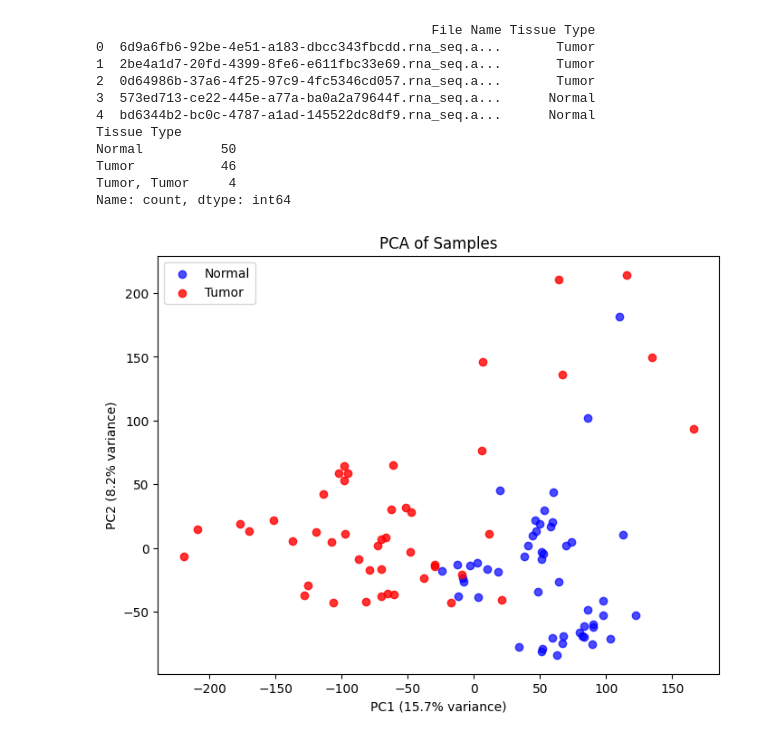
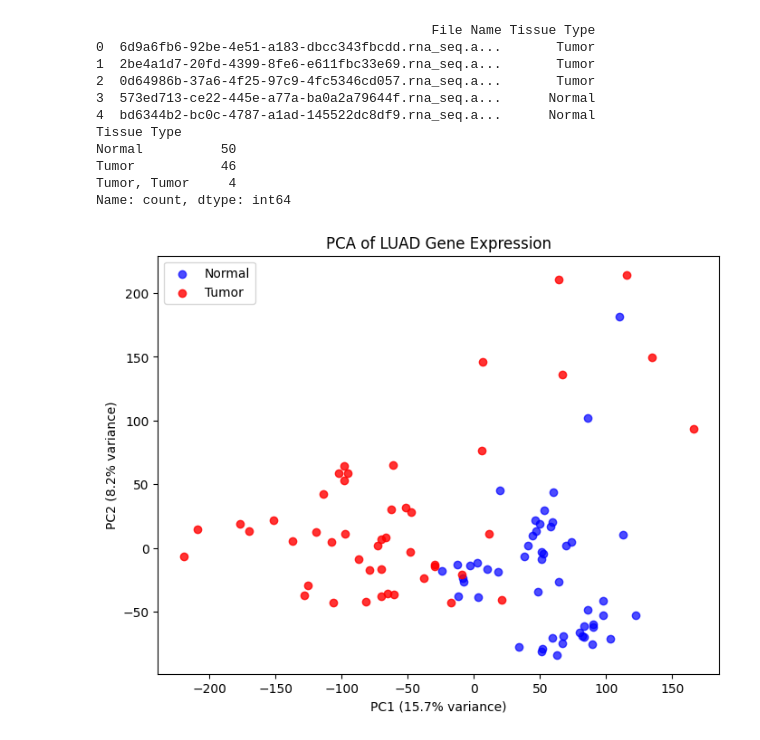
Before and after one commit to rakshitatripathy/tcga-luad-target-prioritization, a Jupyter notebook: analysis.ipynb, the cells around one changed output. Drawn from its saved outputs; the diff is of its cells as text; code cells hidden in the pictures.

Commit message:
Add LUAD PCA analysis project with README and visualization

```diff
--- a/analysis.ipynb
+++ b/analysis.ipynb
@@ -182,17 +182,20 @@ Name: count, dtype: int64
 # %%
 tumor = pca_merged[pca_merged["Tissue Type"] == "Tumor"]
 normal = pca_merged[pca_merged["Tissue Type"] == "Normal"]
 
 plt.figure(figsize=(8, 6))
 plt.scatter(normal["PC1"], normal["PC2"], color="blue", alpha=0.7, label="Normal")
 plt.scatter(tumor["PC1"], tumor["PC2"], color="red", alpha=0.8, label="Tumor")
 
 plt.xlabel(f"PC1 ({pca.explained_variance_ratio_[0]*100:.1f}% variance)")
 plt.ylabel(f"PC2 ({pca.explained_variance_ratio_[1]*100:.1f}% variance)")
-plt.title("PCA of Samples")
+plt.title("PCA of LUAD Gene Expression")
 plt.legend()
+
+plt.savefig("pca_plot.png", dpi=300, bbox_inches="tight")
+
 plt.show()
 # %% [output]
-[figure, old version]
+[figure, new version]
 # %%
 pca_merged.to_csv("pca_with_metadata.csv", index=False)
```
Also changed, not shown: parts of 1 cell of this notebook, 2 other files.
